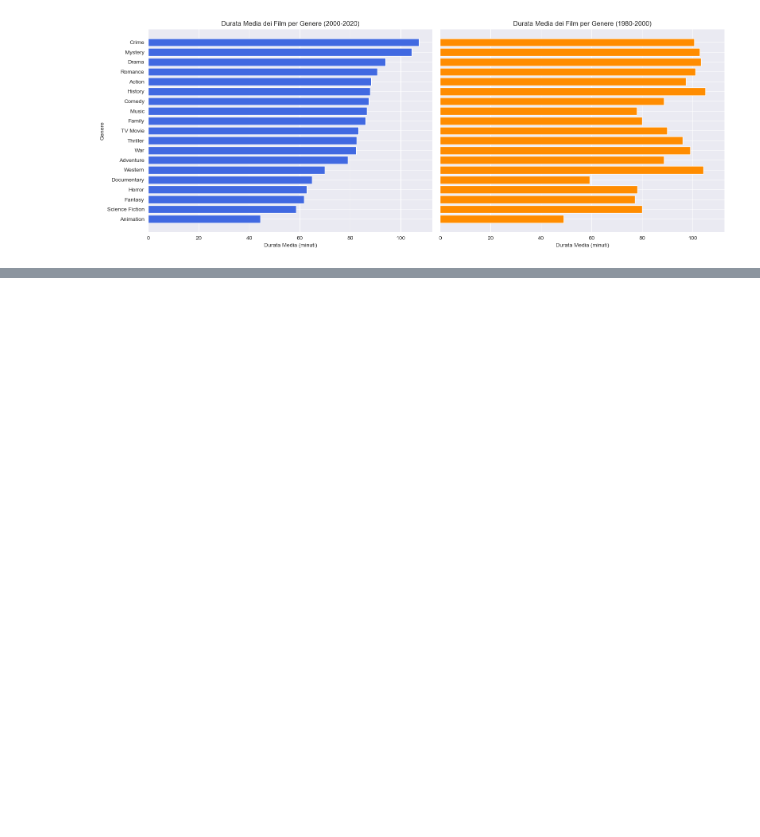
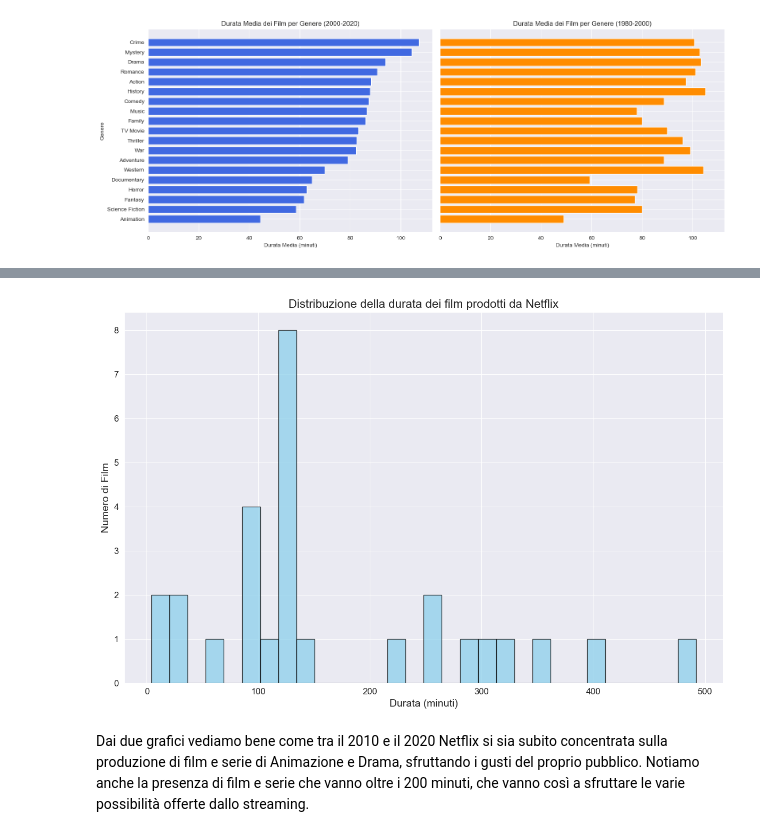
Before and after one commit to DavideGiordano77/MainDirectory, a Jupyter notebook: Solutions/data_visualization.ipynb, the cells around one changed output, grey strips where cells are left out. Cells and saved outputs as stored; diff of their text form; code cells hidden in the pictures; blank space fills up the shorter version.

```diff
--- a/Solutions/data_visualization.ipynb
+++ b/Solutions/data_visualization.ipynb
@@ -275,0 +329,38 @@ Per giustificare questo andamento, andiamo ad analizzare la quantità di film pr
+# %%
+# Uniamo i dati dei film con gli studi
+movies_with_studios = pd.merge(movies, studios, left_on='id', right_on='id', how='inner')
+
+# Filtriamo i film prodotti da Netflix e le altre divisioni di Netflix
+netflix_studios = ['Netflix', 'Netflix Animation', 'Netflix Anime Creators\' Base', 'Netflix International Pictures']
+netflix_movies = movies_with_studios[movies_with_studios['studio'].isin(netflix_studios)]
+
+# Crea una copia esplicita del dataframe
+netflix_movies = netflix_movies.copy()
+
+# Assicurati che la colonna 'minute' sia numerica (in caso di problemi con valori non numerici)
+netflix_movies['minute'] = pd.to_numeric(netflix_movies['minute'], errors='coerce')
+
+# Rimuovi eventuali righe con valori NaN nella colonna 'minute'
+netflix_movies = netflix_movies.dropna(subset=['minute'])
+
+# Grafico della durata dei film Netflix
+plt.figure(figsize=(12, 8))
+
+# Istogramma della durata dei film Netflix
+plt.hist(netflix_movies['minute'], bins=30, color='skyblue', edgecolor='black', alpha=0.7)
+
+# Aggiungi il titolo e le etichette
+plt.title('Distribuzione della durata dei film prodotti da Netflix', fontsize=16)
+plt.xlabel('Durata (minuti)', fontsize=14)
+plt.ylabel('Numero di Film', fontsize=14)
+plt.xticks(fontsize=12)
+plt.yticks(fontsize=12)
+plt.grid(True)
+
+# Ottimizza il layout
+plt.tight_layout()
+plt.show()
+# %% [output]
+[figure, added]
+# %% [markdown]
+Dai due grafici vediamo bene come tra il 2010 e il 2020 Netflix si sia subito concentrata sulla produzione di film e serie di Animazione e Drama, sfruttando i gusti del proprio pubblico. Notiamo anche la presenza di film e serie che vanno oltre i 200 minuti, che vanno così a sfruttare le varie possibilità offerte dallo streaming.
```
Also changed, not shown: parts of 4 cells of this notebook.
